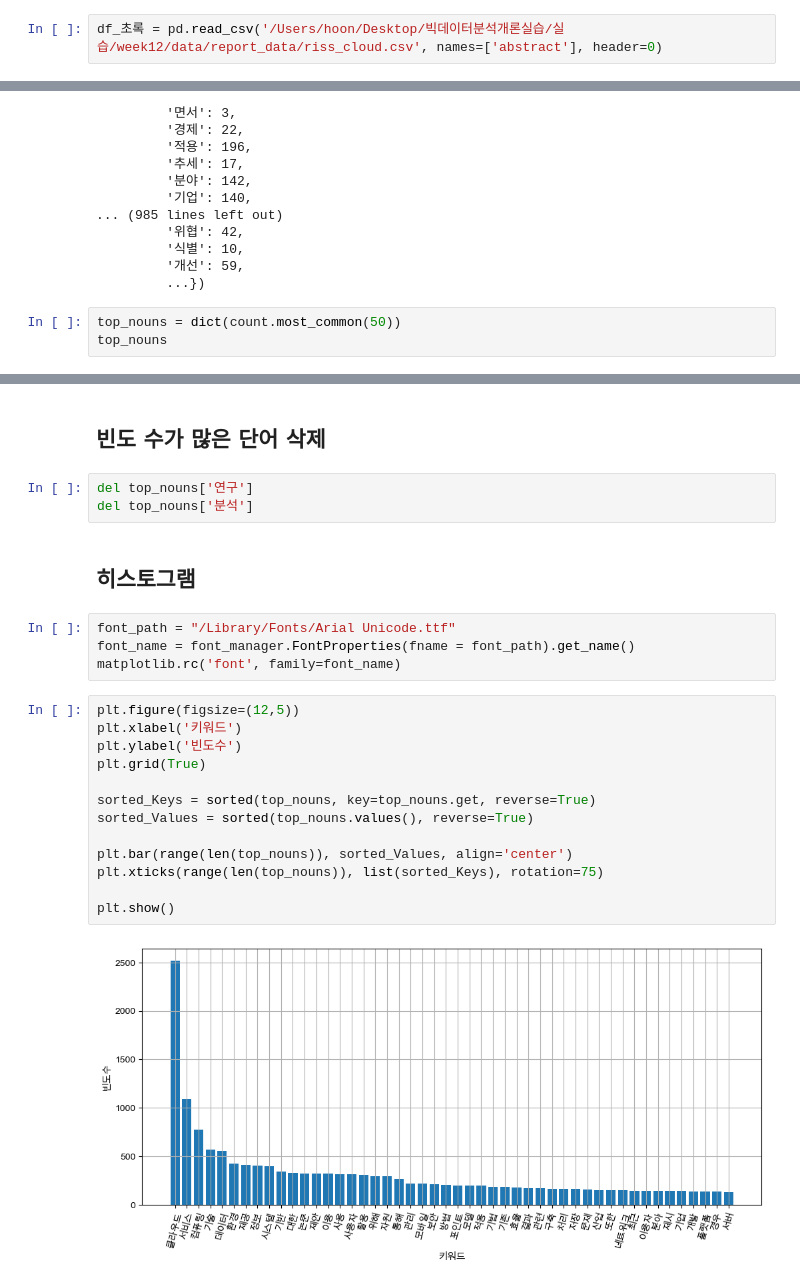
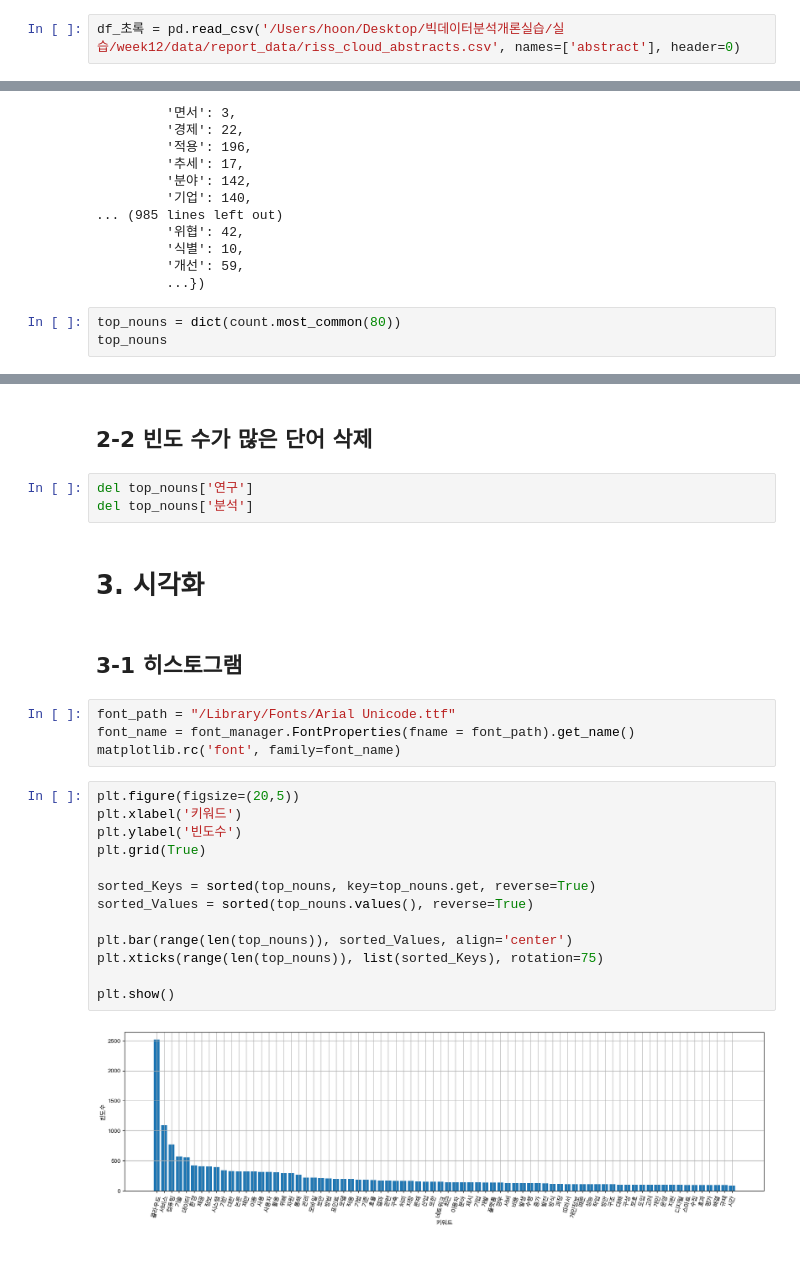
Before and after one commit to Jjiggu/python_crawling, a Jupyter notebook: 과제/ch8_김지훈_201835641.ipynb, the cells around one changed output, grey strips where cells are left out. Cells and saved outputs as stored; diff of their text form; blank space fills up the shorter version.

```diff
--- a/과제/ch8_김지훈_201835641.ipynb
+++ b/과제/ch8_김지훈_201835641.ipynb
@@ -100,2 +95,2 @@ all_Abstract.to_csv('/Users/hoon/Desktop/빅데이터분석개론실습/실습/w
 # %%
-df_초록 = pd.read_csv('/Users/hoon/Desktop/빅데이터분석개론실습/실습/week12/data/report_data/riss_cloud.csv', names=['abstract'], header=0)
+df_초록 = pd.read_csv('/Users/hoon/Desktop/빅데이터분석개론실습/실습/week12/data/report_data/riss_cloud_abstracts.csv', names=['abstract'], header=0)
@@ -204,7 +161,7 @@ Counter({'최근': 145,
          '개선': 59,
          ...})
 # %%
-top_nouns = dict(count.most_common(50))
+top_nouns = dict(count.most_common(80))
 top_nouns
 # %% [output]
 {'클라우드': 2520,
@@ -227,27 +184,29 @@ top_nouns
 # %% [markdown]
-## 빈도 수가 많은 단어 삭제
+## 2-2 빈도 수가 많은 단어 삭제
 # %%
 del top_nouns['연구']
 del top_nouns['분석']
+# %% [markdown]
+# 3. 시각화
 # %% [markdown]
-## 히스토그램
+## 3-1 히스토그램
 # %%
 font_path = "/Library/Fonts/Arial Unicode.ttf"
 font_name = font_manager.FontProperties(fname = font_path).get_name()
 matplotlib.rc('font', family=font_name)
 # %%
-plt.figure(figsize=(12,5))
+plt.figure(figsize=(20,5))
 plt.xlabel('키워드')
 plt.ylabel('빈도수')
 plt.grid(True)
 
 sorted_Keys = sorted(top_nouns, key=top_nouns.get, reverse=True)
 sorted_Values = sorted(top_nouns.values(), reverse=True)
 
 plt.bar(range(len(top_nouns)), sorted_Values, align='center')
 plt.xticks(range(len(top_nouns)), list(sorted_Keys), rotation=75)
 
 plt.show()
 # %% [output]
-[figure, old version]
+[figure, new version]
 # %% [markdown]
```
Also changed, not shown: parts of 21 cells of this notebook.
